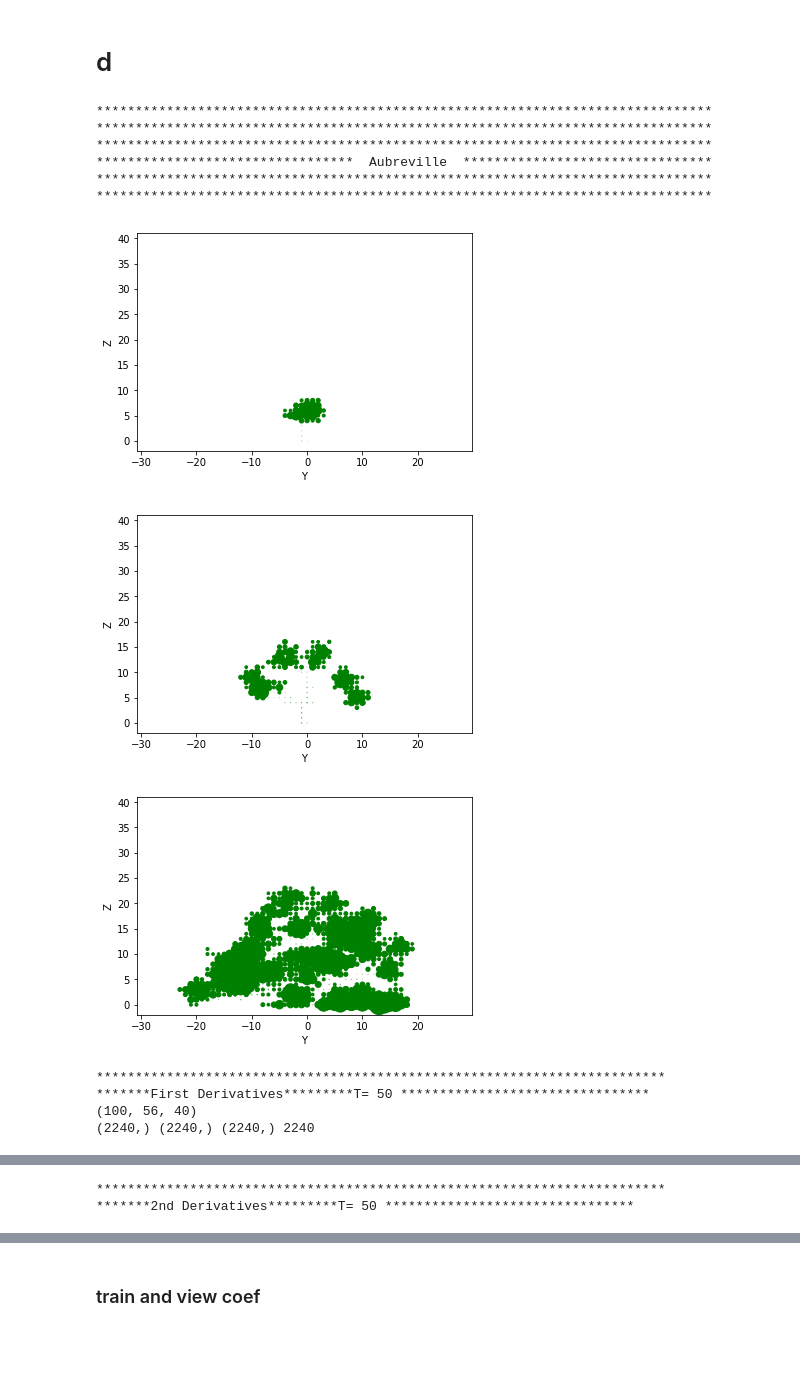
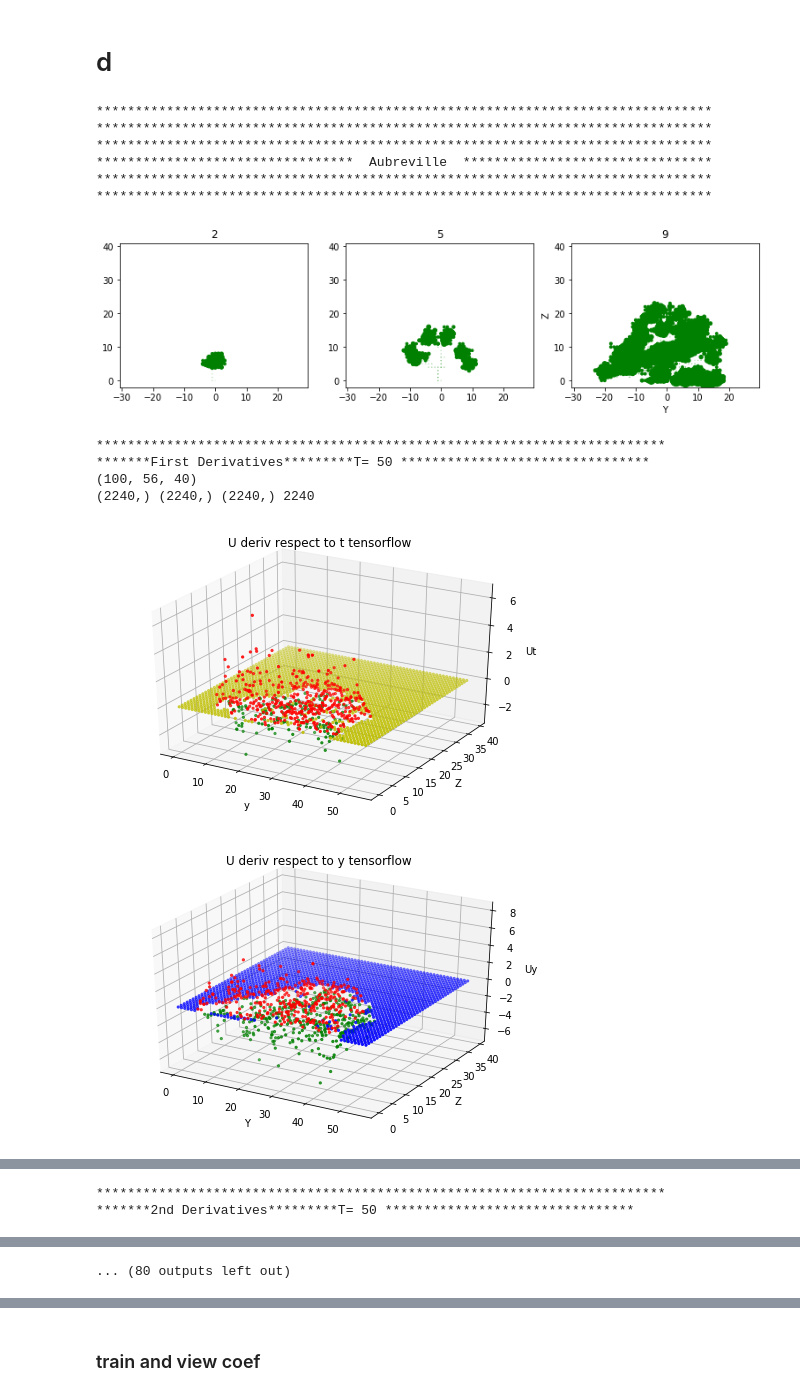
Before and after one commit to arnauldnzegha/deep2pde_Berg_Nystrom, a Jupyter notebook: plant_growth_data_Berg_Nystrom_direct_derivation.ipynb, the cells around one changed output, grey strips where cells are left out. Drawn from its saved outputs; the diff is of its cells as text; code cells hidden in the pictures; blank space fills up the shorter version.

```diff
--- a/plant_growth_data_Berg_Nystrom_direct_derivation.ipynb
+++ b/plant_growth_data_Berg_Nystrom_direct_derivation.ipynb
@@ -196,7 +214,7 @@ def plot_dev(dataM,t=50):
   ax = Axes3D(fig)
   ax.scatter(y, z, b, c=get_color(b,"y","r","g"), marker='.')
   plt.title("U deriv respect to t tensorflow")
-  ax.set_xlabel('t')
+  ax.set_xlabel('y')
   ax.set_ylabel('Z')
   ax.set_zlabel('Ut')
   plt.show()
@@ -339,24 +358,3 @@ def RFE_plote(Ux_xx_trainFS,Ut_train):
   axes= fig.add_axes([0.1,0.1,0.8,0.8])
   axes.bar(np.arange(len(rfe.ranking_))*2,np.fabs(rfe.ranking_),tick_label=names)
   plt.show()
-# %%
-from sklearn.feature_selection import RFE
-from sklearn.linear_model import LinearRegression
-X_train,X_test,y_train,y_test=train_test_split(Ux_xx_trainFS, Ut_train, test_size=0.3, random_state=31)
-
-lr = LinearRegression()
-rfe = RFE(lr, n_features_to_select=1)
-rfe.fit(Ux_xx_trainFS, Ut_train)
-
-lr_train_score=rfe.score(X_train,y_train)
-lr_test_score=rfe.score(X_test,y_test)
-print ("LR training score:", lr_train_score)
-print ("LR test score: ", lr_test_score)
-print("*******************************************************")
-print ("Features sorted by rank:")
-print (sorted(zip(map(lambda x: round(x, 7), rfe.ranking_), names)))
-
-fig= plt.figure(figsize=(12,6))
-axes= fig.add_axes([0.1,0.1,0.8,0.8])
-axes.bar(np.arange(len(rfe.ranking_))*2,np.fabs(rfe.ranking_),tick_label=names)
-plt.show()
@@ -377,7 +377,7 @@ $ loss= \sum || y - W^T  X || ^2 + \alpha  \sum |W| $
 def RLasso_plote(Ux_xx_trainFS,Ut_train):
   X_train,X_test,y_train,y_test=train_test_split(Ux_xx_trainFS, Ut_train, test_size=0.3, random_state=31)
 
-  alphas=[1,0.1,0.01,0.0001,0.0000001,0.00000001,0]
+  alphas=[1,0.00001,0.000001,0.00000001,0]
   error=[]
   for alpha in alphas:
     lasso = Lasso(alpha=alpha, max_iter=10e3)
@@ -646,9 +668,8 @@ for race in p_race:
   print("*******************************************************************************")
   dataM_Pre=get_plant_mean_of_race(get_data_plant_sliced_on_X(race=race))
   dataM=dataM_Pre
-  plot_plan(dataM[20], s=[-2,2],area=20)
-  plot_plan(dataM[50], s=[-2,2],area=20)
-  plot_plan(dataM[90], s=[-2,2],area=20)
+  plot_plan_in_line(dataM, s=[-2,2], area=20,t=[20,50,90])
+
   print("*************************************************************************")
   print("*******First Derivatives*********T=",td,"********************************")
   plot_dev(dataM,t=td)
@@ -669,37 +690,37 @@ for race in p_race:
   Uzz=np.gradient(Utyz[2])[2]
   Uyy,Uzz=Uyy.flatten(), Uzz.flatten()
 
   Ux_xx_trainFS=[[u[i],u[i]*u[i],u[i]*u[i]*u[i],
                 u[i]*Uy[i],u[i]*Uz[i],
                 Uy[i],Uz[i],Uy[i]*Uz[i],Uyy[i],Uzz[i]] for i in range(0,len(u))]
 
   Ux_xx_train=[[Uyy[i]+Uzz[i]] for i in range(0,len(u))]
 
   t_train=Ut
   Ux_xx_train, Ux_xx_trainFS, Ut_train=np.array(Ux_xx_train), np.array(Ux_xx_trainFS), np.array(Ut_train)
 
   print("*************************************************************************")
   print("***************************Variace***************************************")
   plot_variance(Ux_xx_trainFS)
 
   print("*************************************************************************")
   print("*************************** RFE  ***************************************")
   RFE_plote(Ux_xx_trainFS,Ut_train)
 
   print("*************************************************************************")
   print("*************************** R- Lasso  ***************************************")
   RLasso_plote(Ux_xx_trainFS,Ut_train)
 # %% [output]
 *******************************************************************************
 *******************************************************************************
 *******************************************************************************
 *********************************  Aubreville  ********************************
 *******************************************************************************
 *******************************************************************************
-[figure, old version]
+[figure, new version]
+*************************************************************************
+*******First Derivatives*********T= 50 ********************************
+(100, 56, 40)
+(2240,) (2240,) (2240,) 2240
-[figure, old version]
+[figure, new version]
-[figure, old version]
+[figure, new version]
-*************************************************************************
-*******First Derivatives*********T= 50 ********************************
-(100, 56, 40)
-(2240,) (2240,) (2240,) 2240
@@ -706,0 +728,2 @@ for race in p_race:
+*************************************************************************
+*******2nd Derivatives*********T= 50 ********************************
@@ -709,2 +731,0 @@ for race in p_race:
-*************************************************************************
-*******2nd Derivatives*********T= 50 ********************************
@@ -717 +743,2 @@ for race in p_race:
+... (80 outputs left out)
 # %% [markdown]
```
Also changed, not shown: parts of 22 cells of this notebook.
